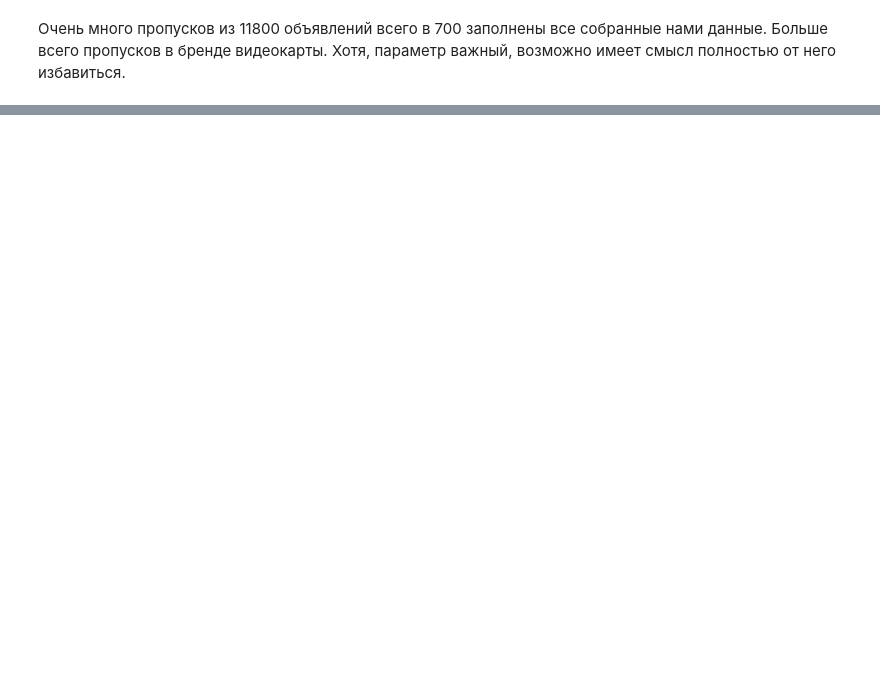
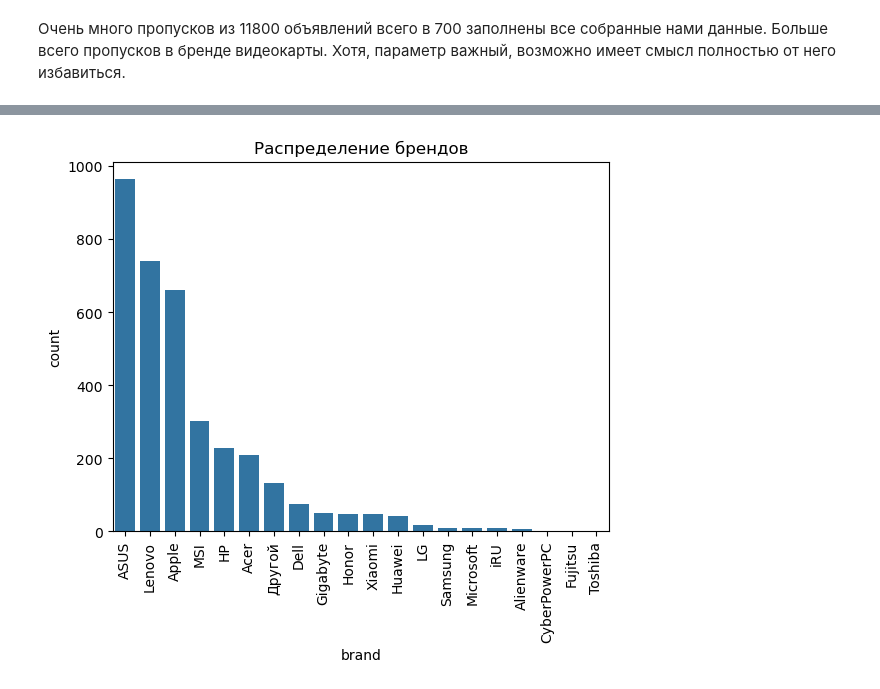
Before and after one commit to venskovalentin/KufarPriceModel, a Jupyter notebook: notebooks/Laptop_EDA.ipynb, the cells around one changed output, grey strips where cells are left out. Drawn from its saved outputs; the diff is of its cells as text; code cells hidden in the pictures; blank space fills up the shorter version.

```diff
--- a/notebooks/Laptop_EDA.ipynb
+++ b/notebooks/Laptop_EDA.ipynb
@@ -84,0 +109,8 @@ df.head()
+# %%
+brand_order = df['brand'].value_counts().index
+sns.countplot(data=df, x='brand', order=brand_order)
+plt.title('Распределение брендов')
+plt.xticks(rotation=90)
+plt.show()
+# %% [output]
+[figure, added]
```
Also changed, not shown: parts of 23 cells of this notebook, 2 other files.
